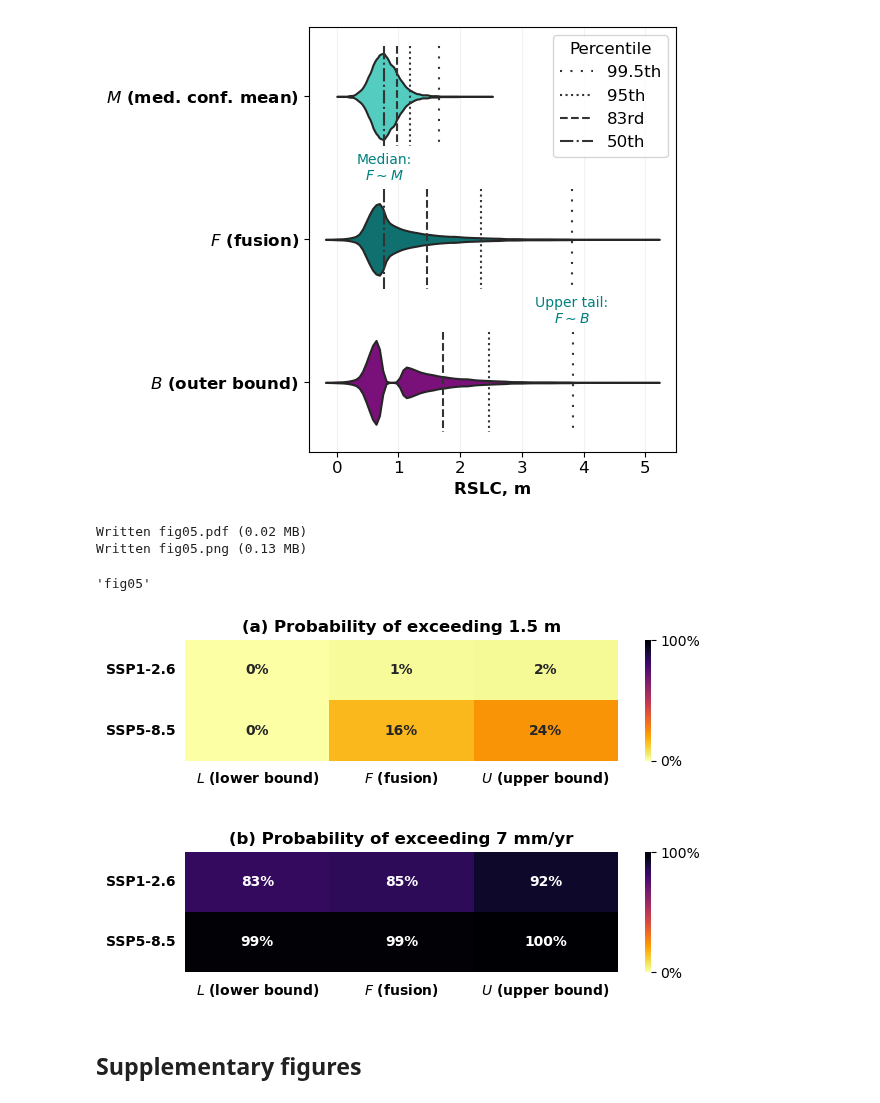
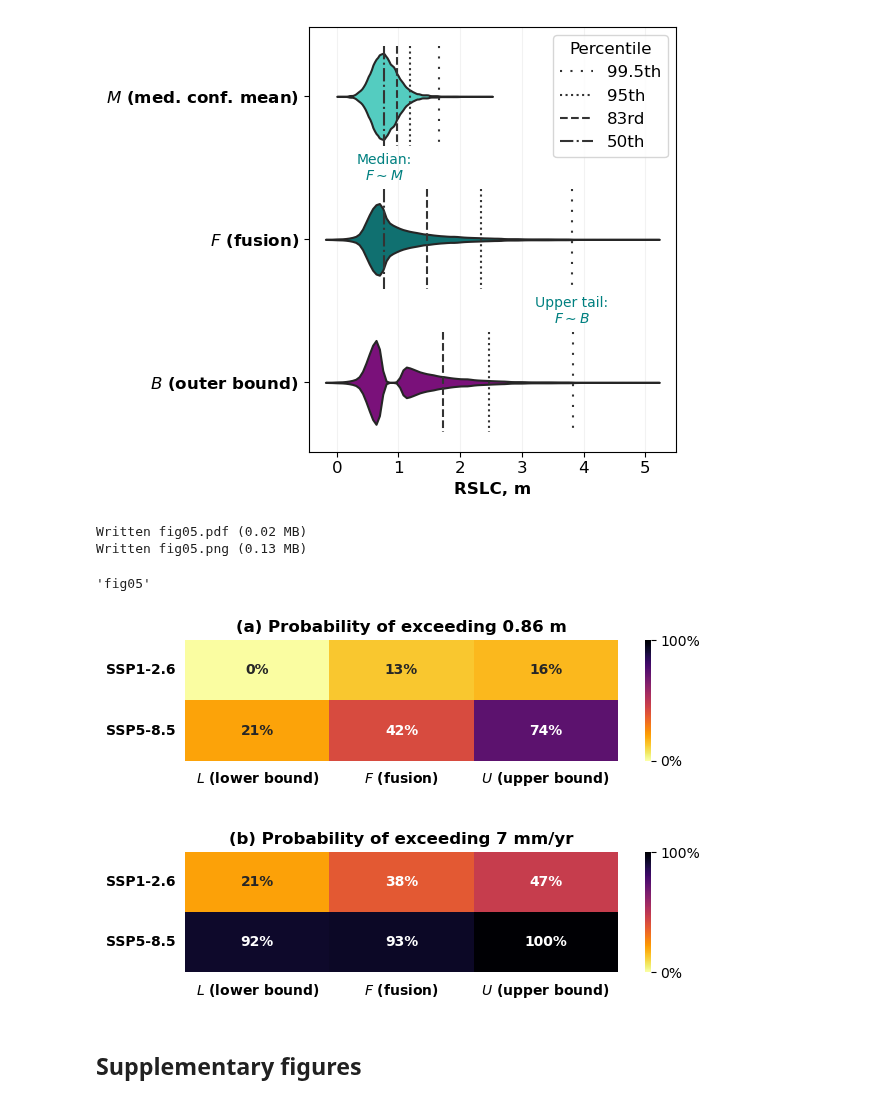
Before and after one commit to grandey/d23a-fusion, a Jupyter notebook: fusion_analysis_d23a.ipynb, the cells around one changed output. Saved outputs shown, nothing was run; the diff lists cells and outputs as text; code cells hidden in the pictures.

Commit message:
fusion_analysis_d23a.ipynb heat map tables (Fig 5): (a) changing threshold to 0.86 m (not 1.5 m); (b) correcting threshold to 7 mm (not erroneous 1.5 mm).

```diff
--- a/fusion_analysis_d23a.ipynb
+++ b/fusion_analysis_d23a.ipynb
@@ -78,27 +78,29 @@ Written fig04.png (0.12 MB)
 'fig04'
 [figure]
 # %%
-# SSP5 vs SSP1 heatmap tables for probability of exceeding (a) 1.5 m and (b) 7 mm/yr
+# SSP5 vs SSP1 heatmap tables for probability of exceeding (a) 0.86 m and (b) 7 mm/yr
 fig, axs = plt.subplots(3, 1, height_ratios=[2, 0.1, 2], figsize=(6.5, 4.1), tight_layout=True)
 # (a) 1.5 m
 ax = axs[0]
-_ = d23a.plot_exceedance_heatmap(threshold=1.5, workflows=('lower', 'fusion_1e+2e', 'upper'), rate=False,
+threshold = 0.86
+_ = d23a.plot_exceedance_heatmap(threshold=threshold, workflows=('lower', 'fusion_1e+2e', 'upper'), rate=False,
                                  scenarios=('ssp126', 'ssp585'), year=2100, gauge='TANJONG_PAGAR', ax=ax)
-ax.set_title('(a) Probability of exceeding 1.5 m')
+ax.set_title(f'(a) Probability of exceeding {threshold:.2f} m')
 # Empty plot to create space (following issues with subplot_adjust, pad etc)
 axs[1].axis('off')
 # (b) 7 mm/yr
 ax = axs[2]
-_ = d23a.plot_exceedance_heatmap(threshold=1.5, workflows=('lower', 'fusion_1f+2f', 'upper'), rate=True,
+threshold = 7
+_ = d23a.plot_exceedance_heatmap(threshold=threshold, workflows=('lower', 'fusion_1f+2f', 'upper'), rate=True,
                                  scenarios=('ssp126', 'ssp585'), year=2100, gauge='TANJONG_PAGAR', ax=ax)
-ax.set_title('(b) Probability of exceeding 7 mm/yr')
+ax.set_title(f'(b) Probability of exceeding {threshold:.0f} mm/yr')
 # Save
 d23a.name_save_fig(fig)
 # %% [output]
 Written fig05.pdf (0.02 MB)
 Written fig05.png (0.13 MB)
 'fig05'
-[figure, old version]
+[figure, new version]
 # %% [markdown]
 ## Supplementary figures
 # %%
```
Also changed, not shown: parts of 1 cell of this notebook, 1 other file.
